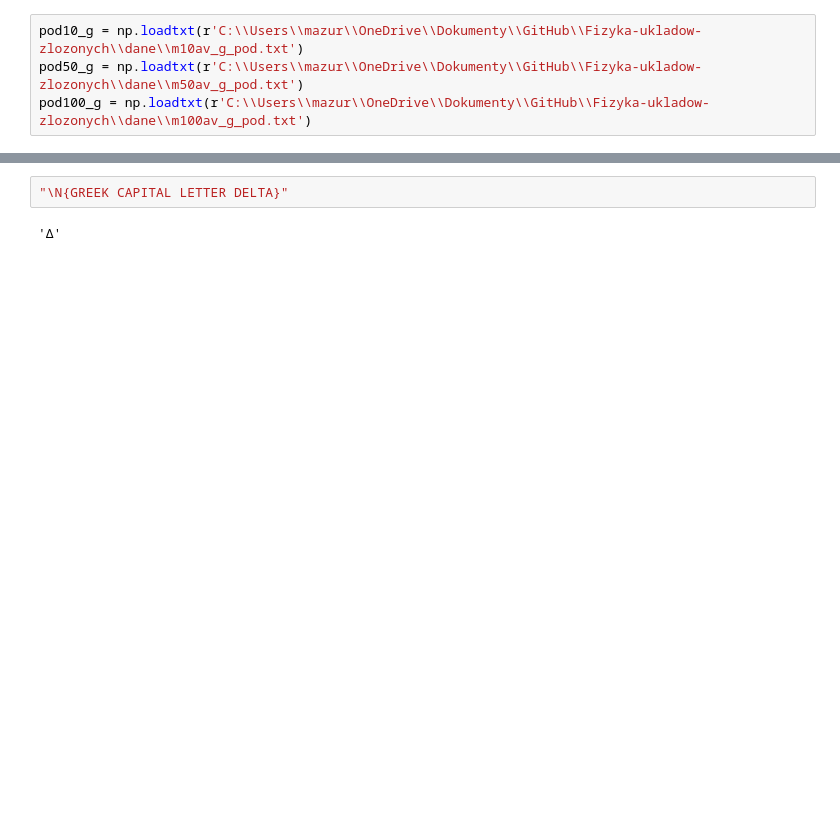
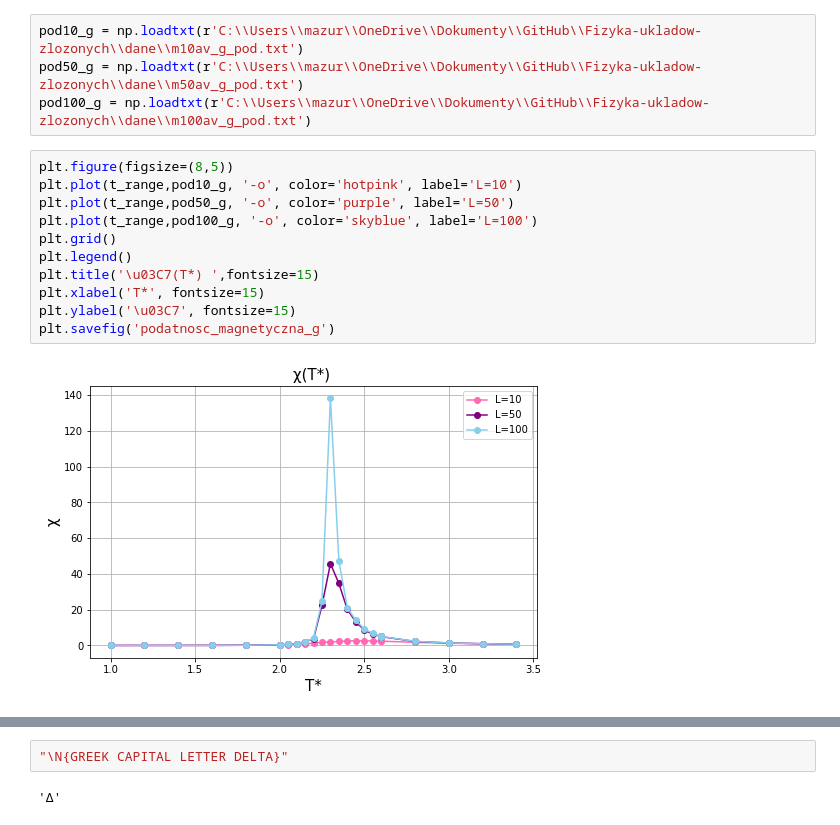
Before and after one commit to Swinkawkrawacie/Fizyka-ukladow-zlozonych, a Jupyter notebook: Generowanie_danych.ipynb, the cells around one changed output, grey strips where cells are left out. Saved outputs shown, nothing was run; the diff lists cells and outputs as text; blank space fills up the shorter version.

```diff
--- a/Generowanie_danych.ipynb
+++ b/Generowanie_danych.ipynb
@@ -727,3 +723,16 @@ plt.savefig('magnetyzacja')
 pod10_g = np.loadtxt(r'C:\\Users\\mazur\\OneDrive\\Dokumenty\\GitHub\\Fizyka-ukladow-zlozonych\\dane\\m10av_g_pod.txt')
 pod50_g = np.loadtxt(r'C:\\Users\\mazur\\OneDrive\\Dokumenty\\GitHub\\Fizyka-ukladow-zlozonych\\dane\\m50av_g_pod.txt')
 pod100_g = np.loadtxt(r'C:\\Users\\mazur\\OneDrive\\Dokumenty\\GitHub\\Fizyka-ukladow-zlozonych\\dane\\m100av_g_pod.txt')
+# %%
+plt.figure(figsize=(8,5))
+plt.plot(t_range,pod10_g, '-o', color='hotpink', label='L=10')
+plt.plot(t_range,pod50_g, '-o', color='purple', label='L=50')
+plt.plot(t_range,pod100_g, '-o', color='skyblue', label='L=100')
+plt.grid()
+plt.legend()
+plt.title('\u03C7(T*) ',fontsize=15)
+plt.xlabel('T*', fontsize=15)
+plt.ylabel('\u03C7', fontsize=15)
+plt.savefig('podatnosc_magnetyczna_g')
+# %% [output]
+[figure, added]
```
Also changed, not shown: parts of 7 cells of this notebook, 1 other file.
